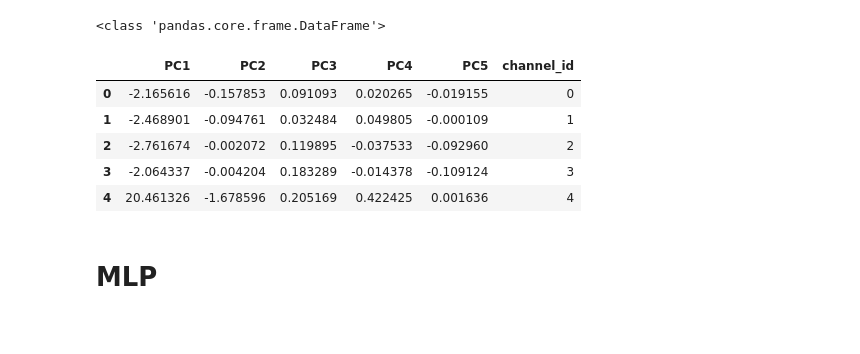
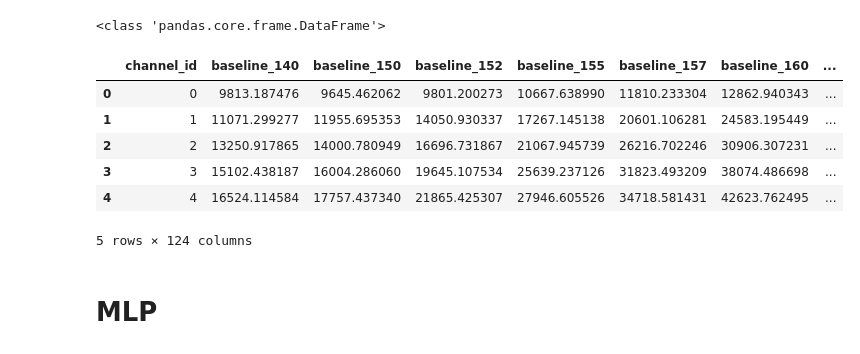
Before and after one commit to gavinlouuu-kpt/uom_explore, a Jupyter notebook: data_science/model_explore_0.0.1.ipynb, the cells around one changed output. Saved outputs shown, nothing was run; the diff lists cells and outputs as text; code cells hidden in the pictures.

Commit message:
3_feature model

```diff
--- a/data_science/model_explore_0.0.1.ipynb
+++ b/data_science/model_explore_0.0.1.ipynb
@@ -12,29 +18,31 @@ import numpy as np
 import json
 # %%
 
-spk_data = "/home/gavinlouuu/coding/uom_explore/model_input/feature_matrix.csv"
+spk_data = "D:\\code\\uom_explore\\model_input\\3_features.csv"
+
 hkr_wsl_data = "/home/hk-wsl/code/uom_explore/model_input/feature_matrix.csv"
 hkr_pca_data = "/home/hk-wsl/code/uom_explore/model_input/feature_pca.csv"
 
 spk_json = "/home/gavinlouuu/coding/uom_explore/data_science/parameter.json"
 hkr_wsl_json = "/home/hk-wsl/code/uom_explore/data_science/parameter.json"
 
-data_path = hkr_pca_data
+data_path = spk_data
 param_path = hkr_wsl_json
 
 with open('parameter.json','r') as file:
     params = json.load(file)
 
 df = pd.read_csv(data_path)
 # drop experiment_id column
 df.drop('experiment_id', axis=1, inplace=True)
 print(type(df))
 df.head()
 # %% [output]
 <class 'pandas.core.frame.DataFrame'>
-|  | PC1 | PC2 | PC3 | PC4 | PC5 | channel_id |
-| 0 | -2.165616 | -0.157853 | 0.091093 | 0.020265 | -0.019155 | 0 |
-| 1 | -2.468901 | -0.094761 | 0.032484 | 0.049805 | -0.000109 | 1 |
-| 2 | -2.761674 | -0.002072 | 0.119895 | -0.037533 | -0.092960 | 2 |
-| 3 | -2.064337 | -0.004204 | 0.183289 | -0.014378 | -0.109124 | 3 |
-| 4 | 20.461326 | -1.678596 | 0.205169 | 0.422425 | 0.001636 | 4 |
+|  | channel_id | baseline_140 | baseline_150 | baseline_152 | baseline_155 | baseline_157 | baseline_160 | ... |
+| 0 | 0 | 9813.187476 | 9645.462062 | 9801.200273 | 10667.638990 | 11810.233304 | 12862.940343 | ... |
+| 1 | 1 | 11071.299277 | 11955.695353 | 14050.930337 | 17267.145138 | 20601.106281 | 24583.195449 | ... |
+| 2 | 2 | 13250.917865 | 14000.780949 | 16696.731867 | 21067.945739 | 26216.702246 | 30906.307231 | ... |
+| 3 | 3 | 15102.438187 | 16004.286060 | 19645.107534 | 25639.237126 | 31823.493209 | 38074.486698 | ... |
+| 4 | 4 | 16524.114584 | 17757.437340 | 21865.425307 | 27946.605526 | 34718.581431 | 42623.762495 | ... |
+5 rows × 124 columns
```
Also changed, not shown: parts of 5 cells of this notebook, 14 other files.
